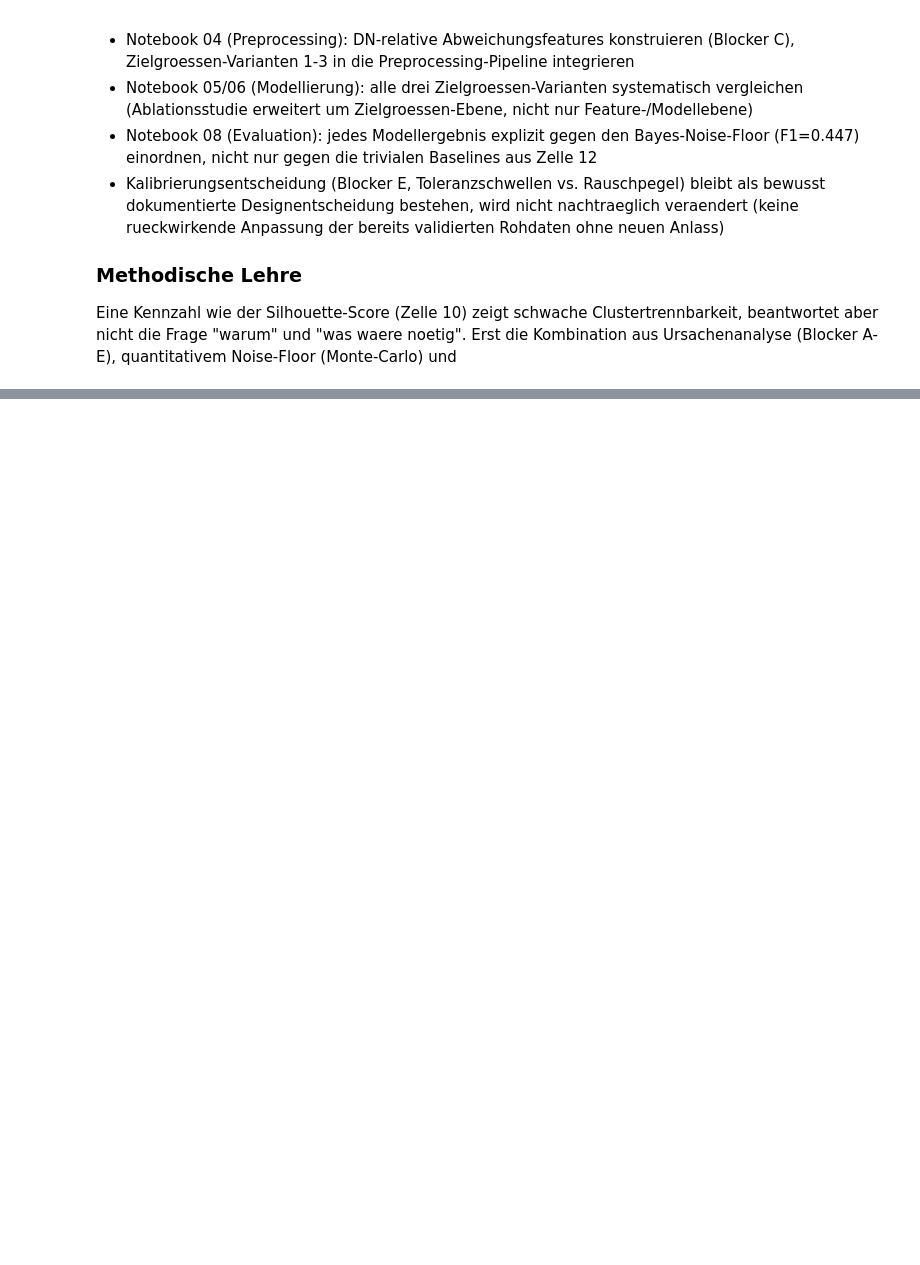
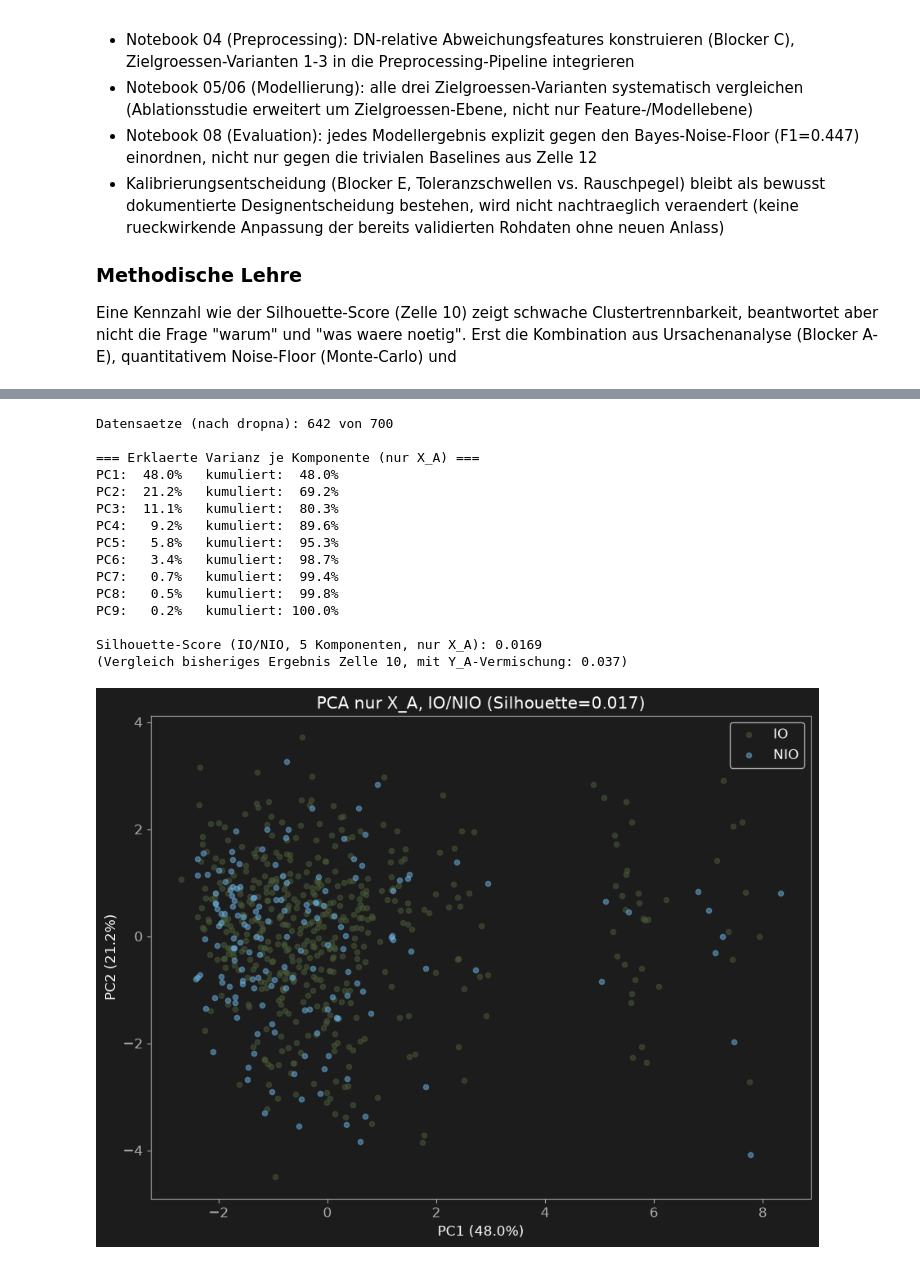
Before and after one commit to AwaTekoete/_MyExtrusionML_Synthetisch, a Jupyter notebook: notebooks/03_eda_model_a.ipynb, the cells around one changed output, grey strips where cells are left out. Drawn from its saved outputs; the diff is of its cells as text; code cells hidden in the pictures; blank space fills up the shorter version.

```diff
--- a/notebooks/03_eda_model_a.ipynb
+++ b/notebooks/03_eda_model_a.ipynb
@@ -1319,0 +1385,54 @@ quantitativem Noise-Floor (Monte-Carlo) und
+# %%
+# =============================================================================
+# Zelle 20 – KORREKTUR: PCA + Silhouette-Score nur X_A-Prozessparameter
+# =============================================================================
+df_pca_xa = df[X_A_MERKMALE].dropna()
+io_nio_pca_xa = df.loc[df_pca_xa.index, "io_nio"]
+
+scaler_xa = StandardScaler()
+X_scaled_xa = scaler_xa.fit_transform(df_pca_xa)
+
+pca_xa = PCA(n_components=len(X_A_MERKMALE), random_state=SEED)
+X_pca_xa = pca_xa.fit_transform(X_scaled_xa)
+
+explained_xa = pca_xa.explained_variance_ratio_
+print(f"Datensaetze (nach dropna): {len(df_pca_xa)} von {len(df)}")
+print("\n=== Erklaerte Varianz je Komponente (nur X_A) ===")
+for i, e in enumerate(explained_xa, 1):
+    print(f"PC{i}: {e*100:5.1f}%   kumuliert: {np.cumsum(explained_xa)[i-1]*100:5.1f}%")
+
+n_komponenten_90 = np.argmax(np.cumsum(explained_xa) >= 0.90) + 1
+X_pca_xa_90 = X_pca_xa[:, :n_komponenten_90]
+
+sil_score_xa = silhouette_score(X_pca_xa_90, (io_nio_pca_xa == "NIO").astype(int))
+print(f"\nSilhouette-Score (IO/NIO, {n_komponenten_90} Komponenten, nur X_A): {sil_score_xa:.4f}")
+print(f"(Vergleich bisheriges Ergebnis Zelle 10, mit Y_A-Vermischung: 0.037)")
+
+fig, ax = plt.subplots(figsize=(9, 7))
+for label, color in [("IO", COLOR_GREEN), ("NIO", COLOR_BLUE)]:
+    mask = io_nio_pca_xa == label
+    ax.scatter(X_pca_xa[mask, 0], X_pca_xa[mask, 1], label=label, color=color, alpha=0.5, s=20)
+ax.set_xlabel(f"PC1 ({explained_xa[0]*100:.1f}%)")
+ax.set_ylabel(f"PC2 ({explained_xa[1]*100:.1f}%)")
+ax.set_title(f"PCA nur X_A, IO/NIO (Silhouette={sil_score_xa:.3f})")
+ax.legend()
+plt.tight_layout()
+save_figure(fig, "../reports/figures/03_eda_pca_2d_io_nio_XA_ONLY.png")
+plt.show()
+# %% [output]
+Datensaetze (nach dropna): 642 von 700
+
+=== Erklaerte Varianz je Komponente (nur X_A) ===
+PC1:  48.0%   kumuliert:  48.0%
+PC2:  21.2%   kumuliert:  69.2%
+PC3:  11.1%   kumuliert:  80.3%
+PC4:   9.2%   kumuliert:  89.6%
+PC5:   5.8%   kumuliert:  95.3%
+PC6:   3.4%   kumuliert:  98.7%
+PC7:   0.7%   kumuliert:  99.4%
+PC8:   0.5%   kumuliert:  99.8%
+PC9:   0.2%   kumuliert: 100.0%
+
+Silhouette-Score (IO/NIO, 5 Komponenten, nur X_A): 0.0169
+(Vergleich bisheriges Ergebnis Zelle 10, mit Y_A-Vermischung: 0.037)
+[figure, added]
```
Also changed, not shown: parts of 4 cells of this notebook, 5 other files.
